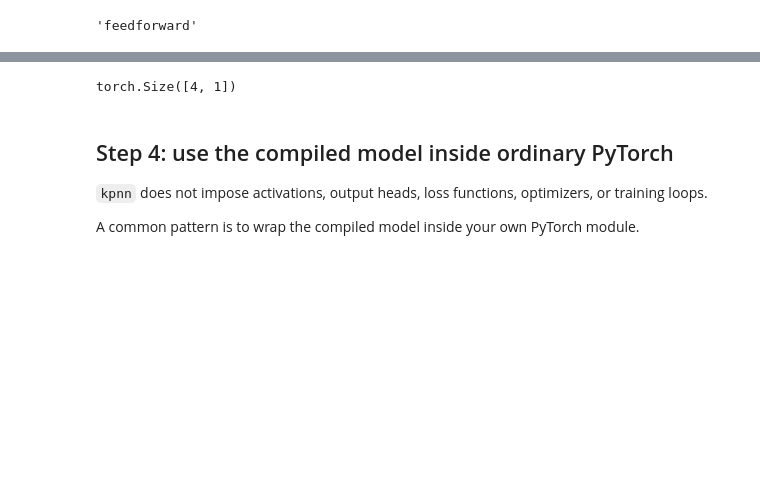
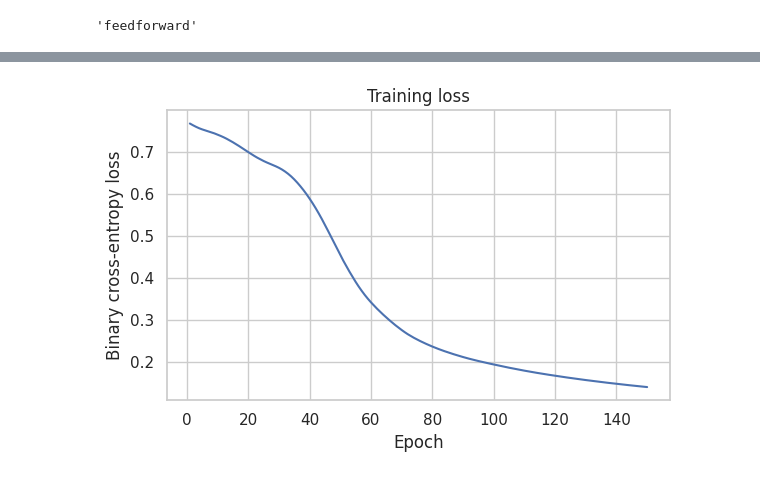
Before and after one commit to Thomas-Rauter/edge2torch, a Jupyter notebook: docs/getting-started.ipynb, the cells around one changed output, grey strips where cells are left out. Cells and saved outputs as stored; diff of their text form; code cells hidden in the pictures; blank space fills up the shorter version.

```diff
--- a/docs/getting-started.ipynb
+++ b/docs/getting-started.ipynb
@@ -202,6 +421,47 @@ The compiled model is a normal PyTorch module.
 # %%
-x = torch.randn(4, len(artifact.feature_names))
-y = model(x)
+# Train the model with the simulated data
 
-y
+torch.manual_seed(1)
+
+x_train = torch.tensor(
+    x_train_df[artifact.feature_names].values,
+    dtype=torch.float32,
+)
+y_train_tensor = torch.tensor(
+    y_train.values.reshape(-1, 1),
+    dtype=torch.float32,
+)
+
+optimizer = torch.optim.Adam(
+    customized_model.parameters(),
+    lr=1e-2,
+)
+loss_fn = nn.BCEWithLogitsLoss()
+
+n_epochs = 150
+loss_history = []
+
+customized_model.train()
+
+for epoch in range(n_epochs):
+    optimizer.zero_grad()
+
+    logits = customized_model(x_train)
+    loss = loss_fn(logits, y_train_tensor)
+
+    loss.backward()
+    optimizer.step()
+
+    loss_history.append(loss.item())
+
+print("Initial loss:", round(loss_history[0], 4))
+print("Final loss:  ", round(loss_history[-1], 4))
+
+plt.figure(figsize=(6, 4))
+plt.plot(range(1, n_epochs + 1), loss_history)
+plt.xlabel("Epoch")
+plt.ylabel("Binary cross-entropy loss")
+plt.title("Training loss")
+plt.tight_layout()
+plt.show()
 # %% [output]
@@ -212,12 +470 @@ tensor([[0.4242],
+[figure, added]
-# %%
-y.shape
-# %% [output]
-torch.Size([4, 1])
-# %% [markdown]
-## Step 4: use the compiled model inside ordinary PyTorch
-
-`kpnn` does not impose activations, output heads, loss functions,
-optimizers, or training loops.
-
-A common pattern is to wrap the compiled model inside your own PyTorch
-module.
```
Also changed, not shown: parts of 39 cells of this notebook, 1 other file.
